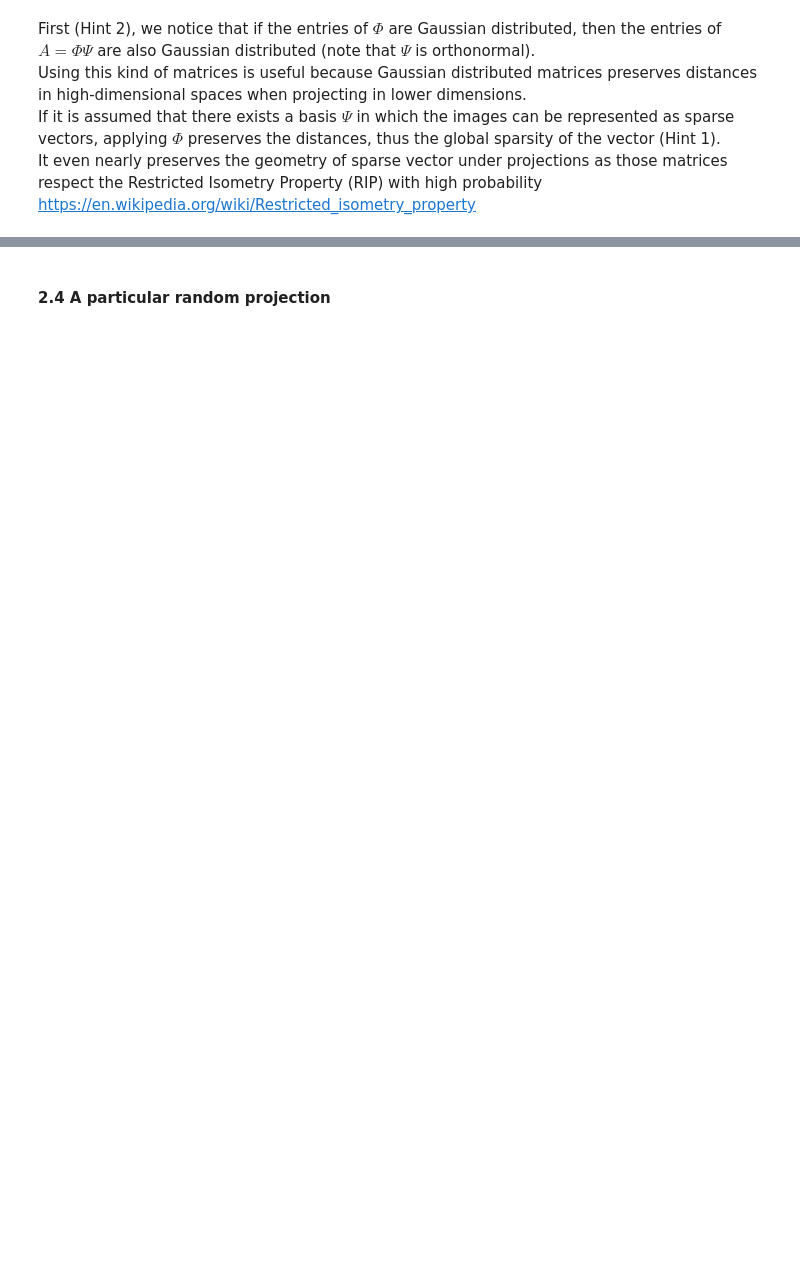
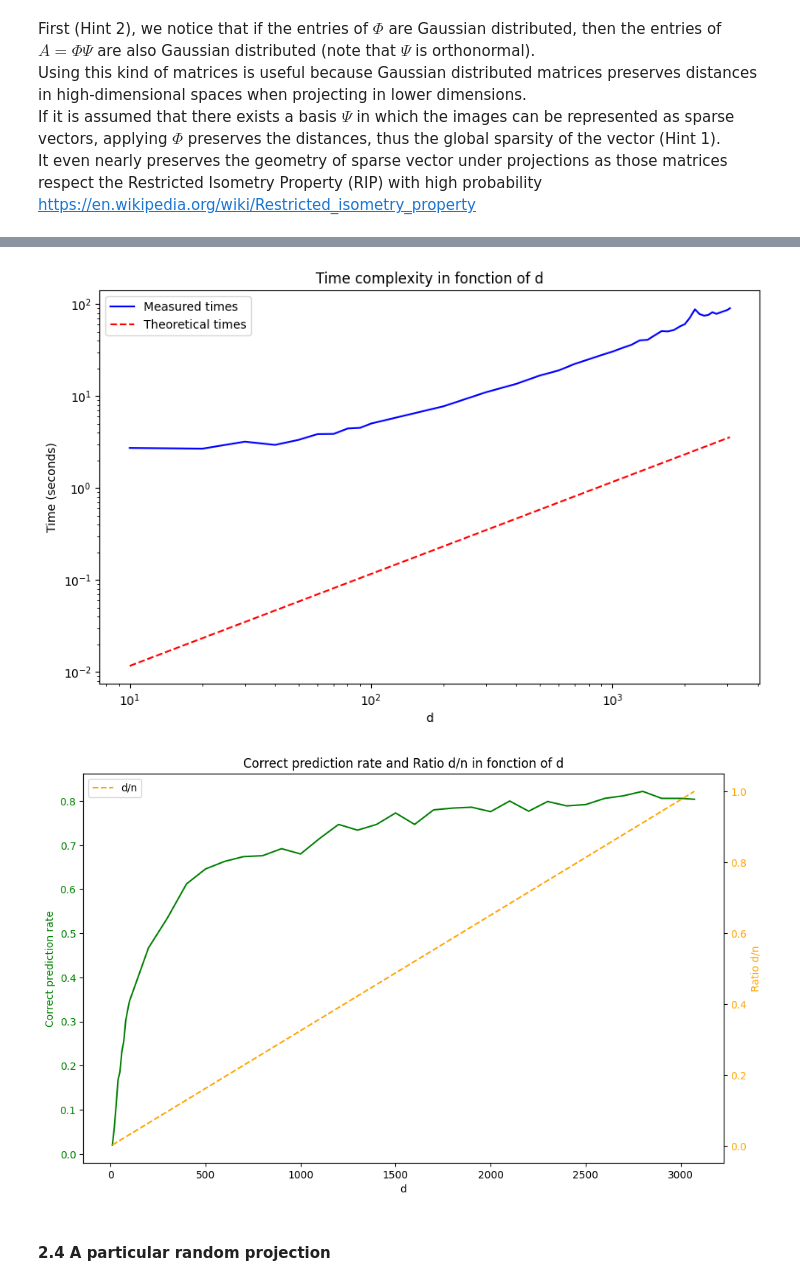
Before and after one commit to Alexis0903/LINMA2300, a Jupyter notebook: LINMA2300_project_1_V2_new.ipynb, the cells around one changed output, grey strips where cells are left out. Drawn from its saved outputs; the diff is of its cells as text; code cells hidden in the pictures; blank space fills up the shorter version.

Commit message:
Gaussian done

```diff
--- a/LINMA2300_project_1_V2_new.ipynb
+++ b/LINMA2300_project_1_V2_new.ipynb
@@ -378,3 +490,33 @@ https://en.wikipedia.org/wiki/Restricted_isometry_property
+# %%
+plt.figure(figsize=(10, 6))
+plt.loglog(values_d, times, label='Measured times', color='blue')
+plt.loglog(values_d, theoretical_times, label='Theoretical times', color='red', linestyle='dashed')
+plt.xlabel('d')
+plt.ylabel('Time (seconds)')
+plt.title('Time complexity in fonction of d')
+plt.legend()
+plt.savefig('plots/Gaussian_time_complexity.pdf')
+
+# Calculate the ratio d/n
+ratio_dn = [d / n for d in values_d]
+fig, ax1 = plt.subplots(figsize=(10, 6))
+
+ax1.set_xlabel('d')
+ax1.set_ylabel('Correct prediction rate', color='green')
+ax1.plot(values_d, correct, color='green', label='Nbr of correct / N_query')
+ax1.tick_params(axis='y', labelcolor='green')
+
+ax2 = ax1.twinx()  # Instantiate a second axes that shares the same x-axis
+ax2.set_ylabel('Ratio d/n', color='orange')
+ax2.plot(values_d, ratio_dn, color='orange', linestyle='dashed', label='d/n')
+ax2.tick_params(axis='y', labelcolor='orange')
+fig.tight_layout()  # Adjust layout to prevent overlap
+plt.title('Correct prediction rate and Ratio d/n in fonction of d')
+plt.legend()
+plt.savefig('plots/Gaussian_correct_prediction_rate.pdf')
+# %% [output]
+[figure, added]
+[figure, added]
 # %% [markdown]
 #### 2.4 A particular random projection
 # %%
```
Also changed, not shown: parts of 5 cells of this notebook, 2 other files.
